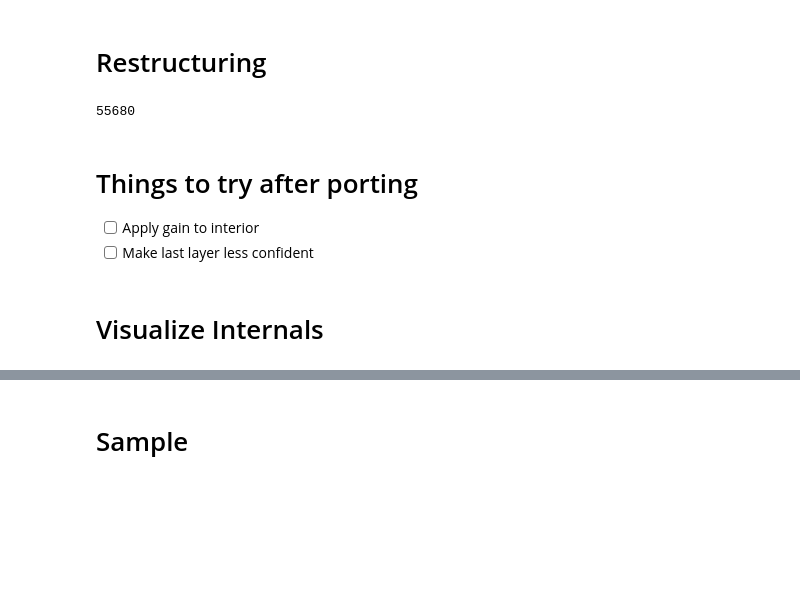
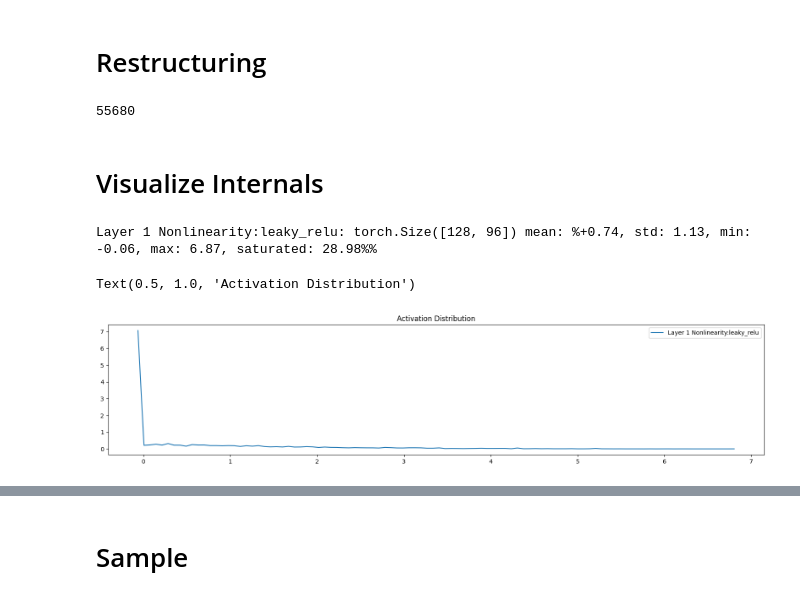
Before and after one commit to allenporter/karpathy-guides, a Jupyter notebook: makemore/makemore_mlp_pytorch2.ipynb, the cells around one changed output, grey strips where cells are left out. Drawn from its saved outputs; the diff is of its cells as text; code cells hidden in the pictures; blank space fills up the shorter version.

```diff
--- a/makemore/makemore_mlp_pytorch2.ipynb
+++ b/makemore/makemore_mlp_pytorch2.ipynb
@@ -462,33 +475,31 @@ class Nonlinearity:
 # %%
 EMBED_SZ = 32
 HIDDEN_LAYER_SZ = 96
-activation = 'leaky_relu'  # relu
-
 
 class Model:
 
-    def __init__(self, vocab_size: int, generator: torch.Generator = None) -> None:
+    def __init__(self, vocab_size: int, generator: torch.Generator = None, activation: str = 'leaky_relu') -> None:
         self.C = torch.randn((vocab_size, EMBED_SZ), generator=g)
         self.layers = [
-            Linear(EMBED_SZ * CONTEXT_SZ, HIDDEN_LAYER_SZ, generator=g), Nonlinearity(),
-            Linear(HIDDEN_LAYER_SZ, HIDDEN_LAYER_SZ, generator=g), Nonlinearity(),
-            Linear(HIDDEN_LAYER_SZ, HIDDEN_LAYER_SZ, generator=g), Nonlinearity(),
-            Linear(HIDDEN_LAYER_SZ, HIDDEN_LAYER_SZ, generator=g), Nonlinearity(),
-            Linear(HIDDEN_LAYER_SZ, HIDDEN_LAYER_SZ, generator=g), Nonlinearity(),
-            Linear(HIDDEN_LAYER_SZ, vocab_size, generator=g), Nonlinearity(),
+            Linear(EMBED_SZ * CONTEXT_SZ, HIDDEN_LAYER_SZ, generator=g, bias=False), Nonlinearity(activation=activation),
+            Linear(HIDDEN_LAYER_SZ, HIDDEN_LAYER_SZ, generator=g, bias=False), Nonlinearity(activation=activation),
+            Linear(HIDDEN_LAYER_SZ, HIDDEN_LAYER_SZ, generator=g, bias=False), Nonlinearity(activation=activation),
+            Linear(HIDDEN_LAYER_SZ, HIDDEN_LAYER_SZ, generator=g, bias=False), Nonlinearity(activation=activation),
+            Linear(HIDDEN_LAYER_SZ, HIDDEN_LAYER_SZ, generator=g, bias=False), Nonlinearity(activation=activation),
+            Linear(HIDDEN_LAYER_SZ, vocab_size, generator=g, bias=False), Nonlinearity(activation=activation),
         ]
         # Reset parameters for training
         self.C.requires_grad = True
         for p in self.parameters():
             p.requires_grad = True
 
-        #with torch.no_grad():
-        #    # Last layer: Make less confident
-        #    layers[-1].weight *= 0.01
-        #    # All other layers: Apply gain
-        #    for layer in layers[:-1]:
-        #        if isinstance(layer, Linear):
-        #            layer.weight
+        with torch.no_grad():
+            # Last layer: Make less confident
+            layers[-2].weight *= 0.001
+            # All other layers: Apply gain
+            for layer in layers[:-1]:
+                if isinstance(layer, Linear):
+                    layer.weight *= 0.001
 
 
 
@@ -509,20 +520,9 @@ class Model:
             xhat = layer(xhat)
 
         return xhat
-
-g = torch.Generator().manual_seed(2147483647)
-model = Model(vocab_size, generator=g)
-print(model.num_parameters)
-# %% [output]
-55680
-# %% [markdown]
-# Things to try after porting
-
-- [ ] Apply gain to interior
-- [ ] Make last layer less confident
 # %%
 from statistics import mean
-from tqdm import tqdm
+from tqdm.notebook import tqdm
 from torch import nn
 from torch.nn import functional as F
 
@@ -539,6 +539,11 @@ lossi = []
 loglossi = []
 loglossiavg = []
 stepi = []
+
+activation = 'leaky_relu'
+g = torch.Generator().manual_seed(2147483647)
+model = Model(vocab_size, generator=g, activation=activation)
+print(model.num_parameters)
 
 for p in model.parameters():
     p.training = True
@@ -570,8 +575,32 @@ for i in pbar:
         loglossiavg.append(mean(loglossi[-500:]))
     if i % 1000 == 0:
         pbar.set_description("LR: %0.4f Loss %0.4f" % (lr, mean(lossi[-500:])))
+    break
+# %% [output]
+55680
 # %% [markdown]
 # Visualize Internals
+# %%
+plt.figure(figsize=(20,4))
+legends = []
+
+for i, layer in enumerate(model.layers[:-1]):
+    if not isinstance(layer, Nonlinearity):
+        continue
+    t = layer.out
+
+    sat = (t < -0.0095).float().mean()
+    print(f"Layer {i} {layer}: {t.size()} mean: %{t.mean():+.2f}, std: {t.std():0.2f}, min: {t.min():+.2f}, max: {t.max():.2f}, saturated: {sat:0.2%}%")
+    hy, hx = torch.histogram(t, density=True)
+    plt.plot(hx[:-1].detach(), hy.detach())
+    legends.append(f'Layer {i} {layer}')
+    break
+plt.legend(legends)
+plt.title('Activation Distribution')
+# %% [output]
+Layer 1 Nonlinearity:leaky_relu: torch.Size([128, 96]) mean: %+0.74, std: 1.13, min: -0.06, max: 6.87, saturated: 28.98%%
+Text(0.5, 1.0, 'Activation Distribution')
+[figure, added]
 # %%
 plt.figure(figsize=(20,4))
 legends = []
```
Also changed, not shown: parts of 5 cells of this notebook.
